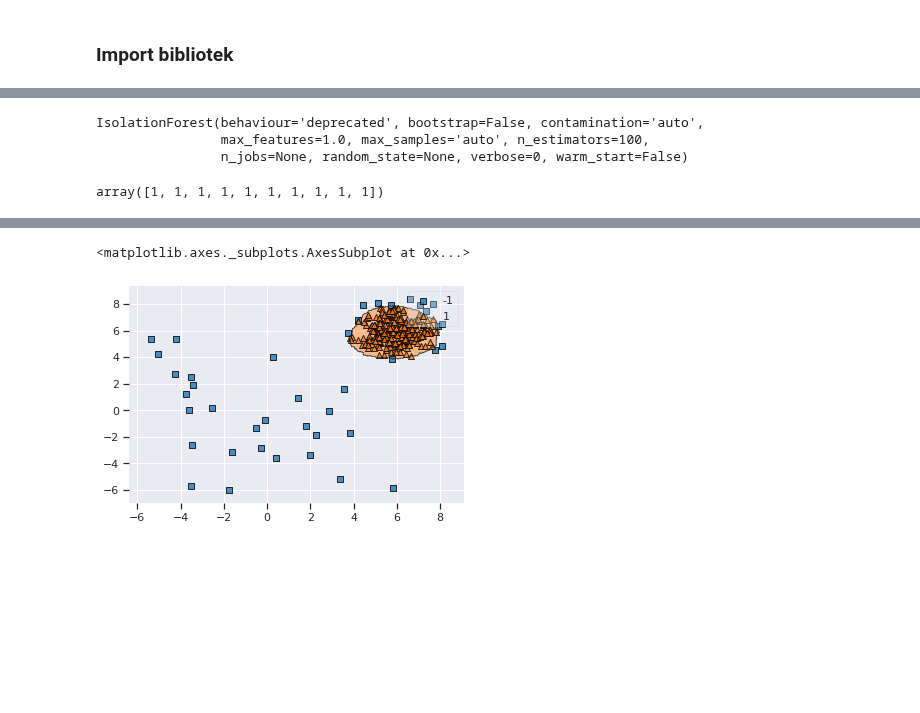
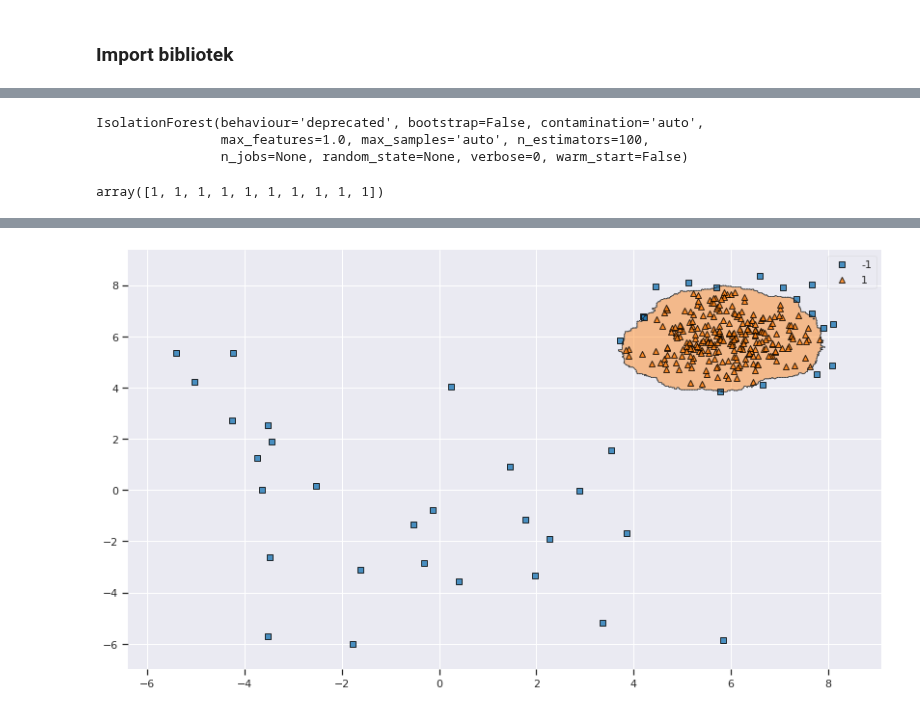
Before and after one commit to krakowiakpawel9/ml_course, a Jupyter notebook: unsupervised/04_anomaly_detection/03_isolation_forest.ipynb, the cells around one changed output, grey strips where cells are left out. Cells and saved outputs as stored; diff of their text form; code cells hidden in the pictures; blank space fills up the shorter version.

```diff
--- a/unsupervised/04_anomaly_detection/03_isolation_forest.ipynb
+++ b/unsupervised/04_anomaly_detection/03_isolation_forest.ipynb
@@ -45,13 +50,13 @@ px.scatter(tmp, x='x', y='y', width=700, color_continuous_midpoint=1)
 [interactive output not drawn]
 # %%
 from sklearn.ensemble import IsolationForest
+
+outlier = IsolationForest(n_estimators=100)
+outlier.fit(data)
+# %% [output]
+IsolationForest(behaviour='deprecated', bootstrap=False, contamination='auto',
+                max_features=1.0, max_samples='auto', n_estimators=100,
+                n_jobs=None, random_state=None, verbose=0, warm_start=False)
-# %%
-outlier = IsolationForest(n_estimators=100)
-outlier.fit(data)
-# %% [output]
-IsolationForest(behaviour='deprecated', bootstrap=False, contamination='auto',
-                max_features=1.0, max_samples='auto', n_estimators=100,
-                n_jobs=None, random_state=None, verbose=0, warm_start=False)
 # %%
 y_pred = outlier.predict(data)
 y_pred[:10]
@@ -64,11 +69,12 @@ px.scatter(tmp, x='x', y='y', color='outlier_flag', width=700, color_continuous_
 [interactive output not drawn]
 # %%
 from mlxtend.plotting import plot_decision_regions
+
+plt.figure(figsize=(14, 8))
+plot_decision_regions(data, y_pred, outlier)
+plt.show()
+# %% [output]
+[figure, added]
-# %%
-plot_decision_regions(data, y_pred, outlier)
-# %% [output]
-<matplotlib.axes._subplots.AxesSubplot at 0x...>
-[figure, removed]
 # %%
 tmp['value'] = outlier.decision_function(data)
 tmp.head()
```
Also changed, not shown: parts of 5 cells of this notebook.
